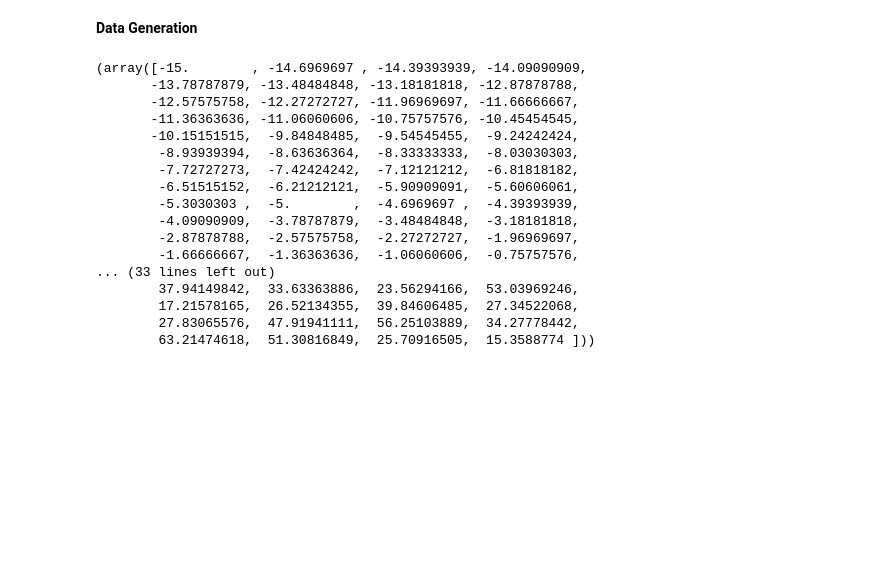
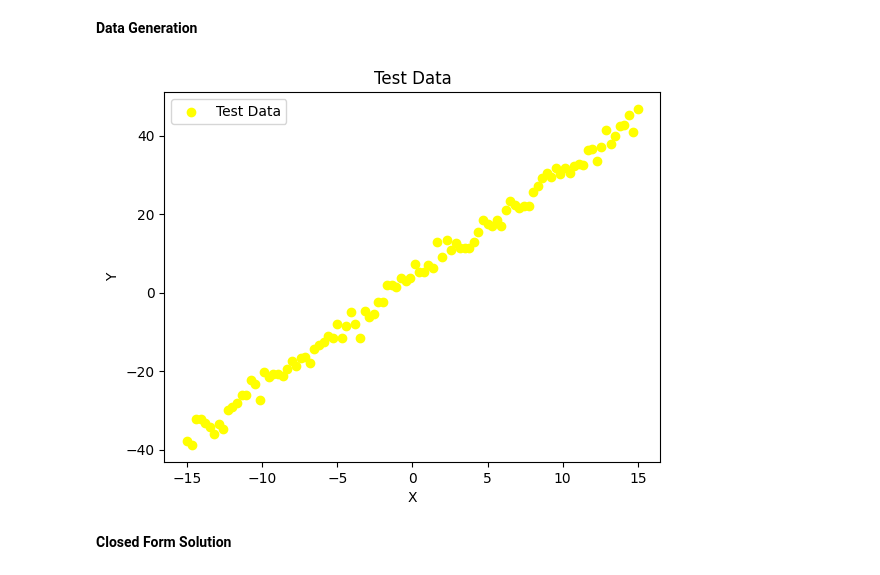
Before and after one commit to FatemehImanizadeh/AI-Course-by-SUT-, a Jupyter notebook: Polynomial_Regression.ipynb, the cells around one changed output. Drawn from its saved outputs; the diff is of its cells as text; code cells hidden in the pictures; blank space fills up the shorter version.

```diff
--- a/Polynomial_Regression.ipynb
+++ b/Polynomial_Regression.ipynb
@@ -14,24 +14,17 @@ def Generate_Data(n, noise):
   noise = np.random.randn(n)*noise
   Y = slope*X + intercept + noise
   return X, Y
-# %%
-test_data = Generate_Data(100, 10)
-print(test_data)
-# %% [output]
-(array([-15.        , -14.6969697 , -14.39393939, -14.09090909,
-       -13.78787879, -13.48484848, -13.18181818, -12.87878788,
-       -12.57575758, -12.27272727, -11.96969697, -11.66666667,
-       -11.36363636, -11.06060606, -10.75757576, -10.45454545,
-       -10.15151515,  -9.84848485,  -9.54545455,  -9.24242424,
-        -8.93939394,  -8.63636364,  -8.33333333,  -8.03030303,
-        -7.72727273,  -7.42424242,  -7.12121212,  -6.81818182,
-        -6.51515152,  -6.21212121,  -5.90909091,  -5.60606061,
-        -5.3030303 ,  -5.        ,  -4.6969697 ,  -4.39393939,
-        -4.09090909,  -3.78787879,  -3.48484848,  -3.18181818,
-        -2.87878788,  -2.57575758,  -2.27272727,  -1.96969697,
-        -1.66666667,  -1.36363636,  -1.06060606,  -0.75757576,
-... (33 lines left out)
-        37.94149842,  33.63363886,  23.56294166,  53.03969246,
-        17.21578165,  26.52134355,  39.84606485,  27.34522068,
-        27.83065576,  47.91941111,  56.25103889,  34.27778442,
-        63.21474618,  51.30816849,  25.70916505,  15.3588774 ]))
+# %%
+X, y = Generate_Data(100, 2)
+# %%
+
+plt.scatter(X, y, color = 'yellow', label = "Test Data")
+plt.title("Test Data")
+plt.xlabel("X")
+plt.ylabel("Y")
+plt.legend()
+plt.show()
+# %% [output]
+[figure, added]
+# %% [markdown]
+**Closed Form Solution**
```
Also changed, not shown: parts of 3 cells of this notebook.
